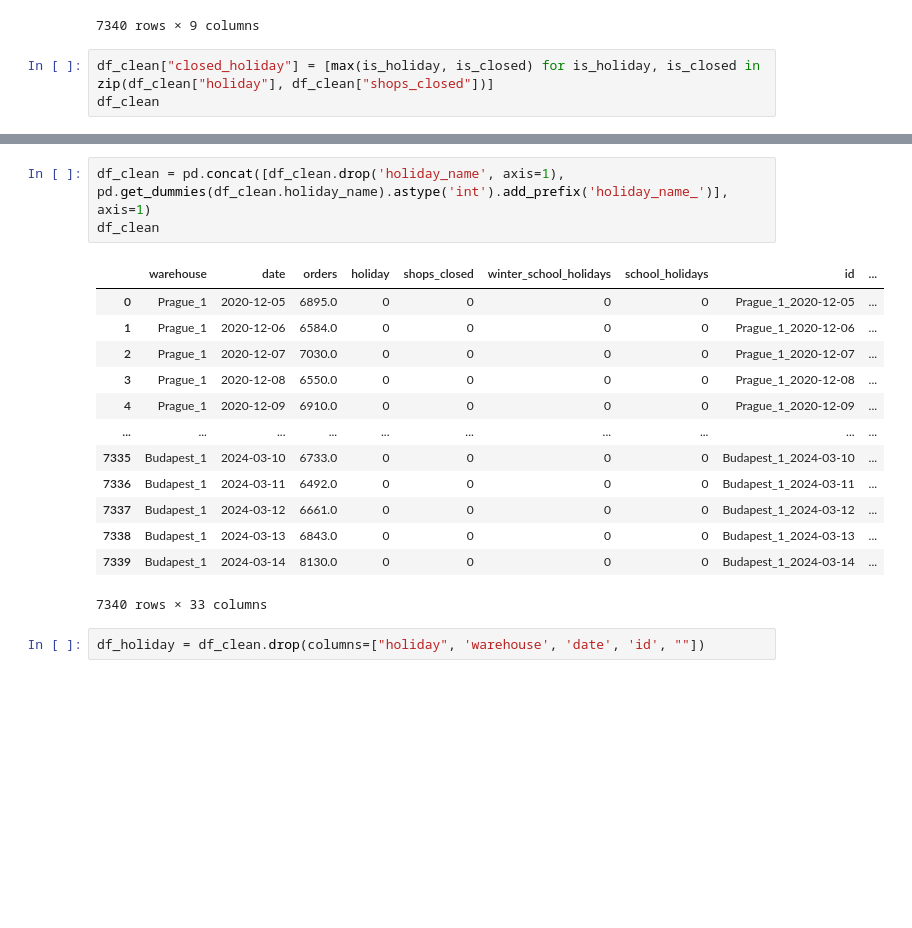
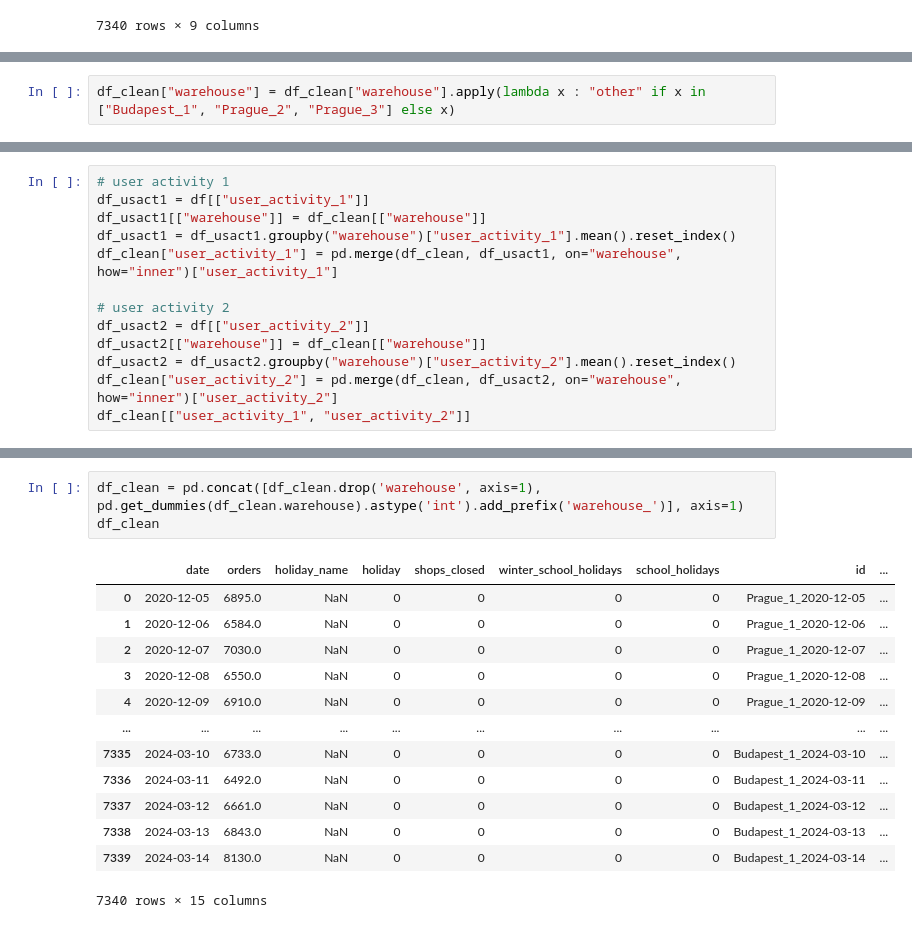
Before and after one commit to Manuel-Pol/Rohlik-orders-challenge, a Jupyter notebook: visus.ipynb, the cells around one changed output, grey strips where cells are left out. Drawn from its saved outputs; the diff is of its cells as text; blank space fills up the shorter version.

```diff
--- a/visus.ipynb
+++ b/visus.ipynb
@@ -155,6 +157,3 @@ df_clean
 | 7338 | Budapest_1 | 2024-03-13 | 6843.0 | NaN | 0 | 0 | 0 | ... |
 | 7339 | Budapest_1 | 2024-03-14 | 8130.0 | NaN | 0 | 0 | 0 | ... |
 7340 rows × 9 columns
-# %%
-df_clean["closed_holiday"] = [max(is_holiday, is_closed) for is_holiday, is_closed in zip(df_clean["holiday"], df_clean["shops_closed"])]
-df_clean
@@ -186,0 +172,2 @@ plt.show()
+# %%
+df_clean["warehouse"] = df_clean["warehouse"].apply(lambda x : "other" if x in ["Budapest_1", "Prague_2", "Prague_3"] else x)
@@ -186,0 +184,13 @@ plt.show()
+# %%
+# user activity 1
+df_usact1 = df[["user_activity_1"]]
+df_usact1[["warehouse"]] = df_clean[["warehouse"]]
+df_usact1 = df_usact1.groupby("warehouse")["user_activity_1"].mean().reset_index()
+df_clean["user_activity_1"] = pd.merge(df_clean, df_usact1, on="warehouse", how="inner")["user_activity_1"]
+
+# user activity 2
+df_usact2 = df[["user_activity_2"]]
+df_usact2[["warehouse"]] = df_clean[["warehouse"]]
+df_usact2 = df_usact2.groupby("warehouse")["user_activity_2"].mean().reset_index()
+df_clean["user_activity_2"] = pd.merge(df_clean, df_usact2, on="warehouse", how="inner")["user_activity_2"]
+df_clean[["user_activity_1", "user_activity_2"]]
@@ -187,19 +221,17 @@ plt.show()
 # %%
-df_clean = pd.concat([df_clean.drop('holiday_name', axis=1), pd.get_dummies(df_clean.holiday_name).astype('int').add_prefix('holiday_name_')], axis=1)
+df_clean = pd.concat([df_clean.drop('warehouse', axis=1), pd.get_dummies(df_clean.warehouse).astype('int').add_prefix('warehouse_')], axis=1)
 df_clean
 # %% [output]
-|  | warehouse | date | orders | holiday | shops_closed | winter_school_holidays | school_holidays | id | ... |
-| 0 | Prague_1 | 2020-12-05 | 6895.0 | 0 | 0 | 0 | 0 | Prague_1_2020-12-05 | ... |
-| 1 | Prague_1 | 2020-12-06 | 6584.0 | 0 | 0 | 0 | 0 | Prague_1_2020-12-06 | ... |
-| 2 | Prague_1 | 2020-12-07 | 7030.0 | 0 | 0 | 0 | 0 | Prague_1_2020-12-07 | ... |
-| 3 | Prague_1 | 2020-12-08 | 6550.0 | 0 | 0 | 0 | 0 | Prague_1_2020-12-08 | ... |
-| 4 | Prague_1 | 2020-12-09 | 6910.0 | 0 | 0 | 0 | 0 | Prague_1_2020-12-09 | ... |
+|  | date | orders | holiday_name | holiday | shops_closed | winter_school_holidays | school_holidays | id | ... |
+| 0 | 2020-12-05 | 6895.0 | NaN | 0 | 0 | 0 | 0 | Prague_1_2020-12-05 | ... |
+| 1 | 2020-12-06 | 6584.0 | NaN | 0 | 0 | 0 | 0 | Prague_1_2020-12-06 | ... |
+| 2 | 2020-12-07 | 7030.0 | NaN | 0 | 0 | 0 | 0 | Prague_1_2020-12-07 | ... |
+| 3 | 2020-12-08 | 6550.0 | NaN | 0 | 0 | 0 | 0 | Prague_1_2020-12-08 | ... |
+| 4 | 2020-12-09 | 6910.0 | NaN | 0 | 0 | 0 | 0 | Prague_1_2020-12-09 | ... |
 | ... | ... | ... | ... | ... | ... | ... | ... | ... | ... |
-| 7335 | Budapest_1 | 2024-03-10 | 6733.0 | 0 | 0 | 0 | 0 | Budapest_1_2024-03-10 | ... |
-| 7336 | Budapest_1 | 2024-03-11 | 6492.0 | 0 | 0 | 0 | 0 | Budapest_1_2024-03-11 | ... |
-| 7337 | Budapest_1 | 2024-03-12 | 6661.0 | 0 | 0 | 0 | 0 | Budapest_1_2024-03-12 | ... |
-| 7338 | Budapest_1 | 2024-03-13 | 6843.0 | 0 | 0 | 0 | 0 | Budapest_1_2024-03-13 | ... |
-| 7339 | Budapest_1 | 2024-03-14 | 8130.0 | 0 | 0 | 0 | 0 | Budapest_1_2024-03-14 | ... |
+| 7335 | 2024-03-10 | 6733.0 | NaN | 0 | 0 | 0 | 0 | Budapest_1_2024-03-10 | ... |
+| 7336 | 2024-03-11 | 6492.0 | NaN | 0 | 0 | 0 | 0 | Budapest_1_2024-03-11 | ... |
+| 7337 | 2024-03-12 | 6661.0 | NaN | 0 | 0 | 0 | 0 | Budapest_1_2024-03-12 | ... |
+| 7338 | 2024-03-13 | 6843.0 | NaN | 0 | 0 | 0 | 0 | Budapest_1_2024-03-13 | ... |
+| 7339 | 2024-03-14 | 8130.0 | NaN | 0 | 0 | 0 | 0 | Budapest_1_2024-03-14 | ... |
-7340 rows × 33 columns
+7340 rows × 15 columns
-# %%
-df_holiday = df_clean.drop(columns=["holiday", 'warehouse', 'date', 'id', ""])
```
Also changed, not shown: parts of 10 cells of this notebook, 1 other file.
